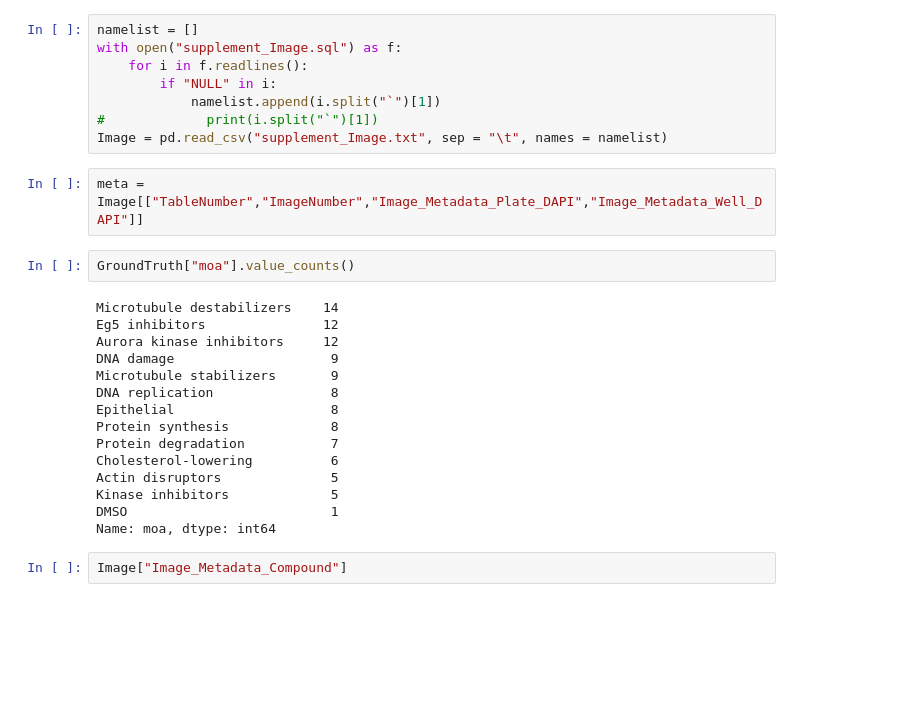
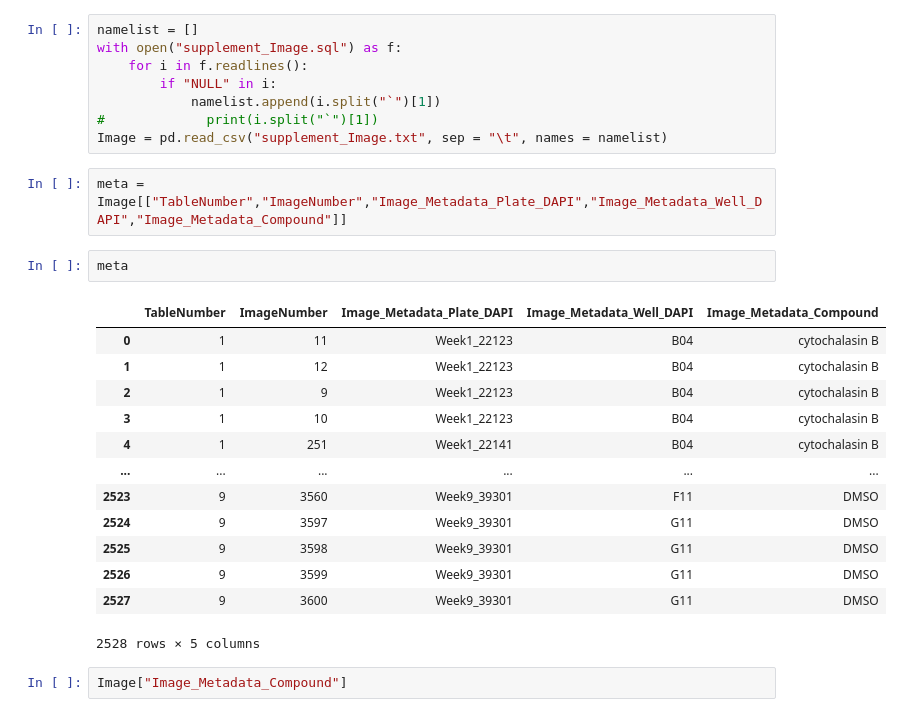
Before and after one commit to RenlyH/AttentionSet-cell-painting, a Jupyter notebook: Ljosa-mean/data_explore.ipynb, the cells around one changed output. Saved outputs shown, nothing was run; the diff lists cells and outputs as text; blank space fills up the shorter version.

```diff
--- a/Ljosa-mean/data_explore.ipynb
+++ b/Ljosa-mean/data_explore.ipynb
@@ -13,24 +16,23 @@ with open("supplement_Image.sql") as f:
 #             print(i.split("`")[1])
 Image = pd.read_csv("supplement_Image.txt", sep = "\t", names = namelist)
 # %%
-meta = Image[["TableNumber","ImageNumber","Image_Metadata_Plate_DAPI","Image_Metadata_Well_DAPI"]]
+meta = Image[["TableNumber","ImageNumber","Image_Metadata_Plate_DAPI","Image_Metadata_Well_DAPI","Image_Metadata_Compound"]]
-# %%
-GroundTruth["moa"].value_counts()
-# %% [output]
-Microtubule destabilizers    14
-Eg5 inhibitors               12
-Aurora kinase inhibitors     12
-DNA damage                    9
-Microtubule stabilizers       9
-DNA replication               8
-Epithelial                    8
-Protein synthesis             8
-Protein degradation           7
-Cholesterol-lowering          6
-Actin disruptors              5
-Kinase inhibitors             5
-DMSO                          1
-Name: moa, dtype: int64
+# %%
+meta
+# %% [output]
+|  | TableNumber | ImageNumber | Image_Metadata_Plate_DAPI | Image_Metadata_Well_DAPI | Image_Metadata_Compound |
+| 0 | 1 | 11 | Week1_22123 | B04 | cytochalasin B |
+| 1 | 1 | 12 | Week1_22123 | B04 | cytochalasin B |
+| 2 | 1 | 9 | Week1_22123 | B04 | cytochalasin B |
+| 3 | 1 | 10 | Week1_22123 | B04 | cytochalasin B |
+| 4 | 1 | 251 | Week1_22141 | B04 | cytochalasin B |
+| ... | ... | ... | ... | ... | ... |
+| 2523 | 9 | 3560 | Week9_39301 | F11 | DMSO |
+| 2524 | 9 | 3597 | Week9_39301 | G11 | DMSO |
+| 2525 | 9 | 3598 | Week9_39301 | G11 | DMSO |
+| 2526 | 9 | 3599 | Week9_39301 | G11 | DMSO |
+| 2527 | 9 | 3600 | Week9_39301 | G11 | DMSO |
+2528 rows × 5 columns
 # %%
 Image["Image_Metadata_Compound"]
 # %% [output]
```
Also changed, not shown: parts of 2 cells of this notebook.
